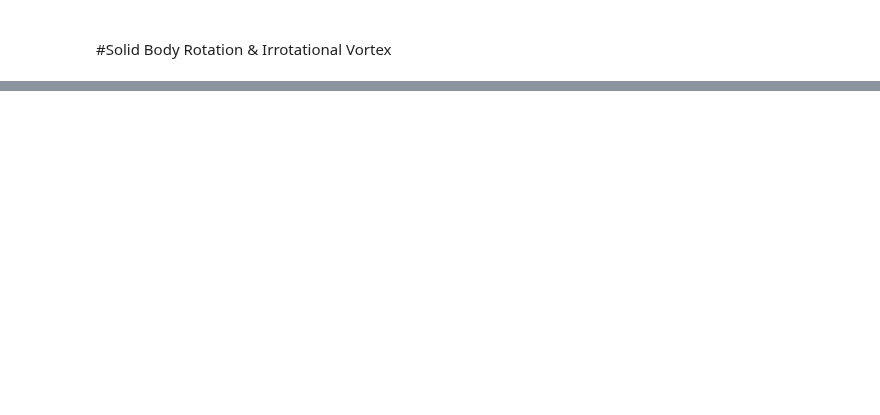
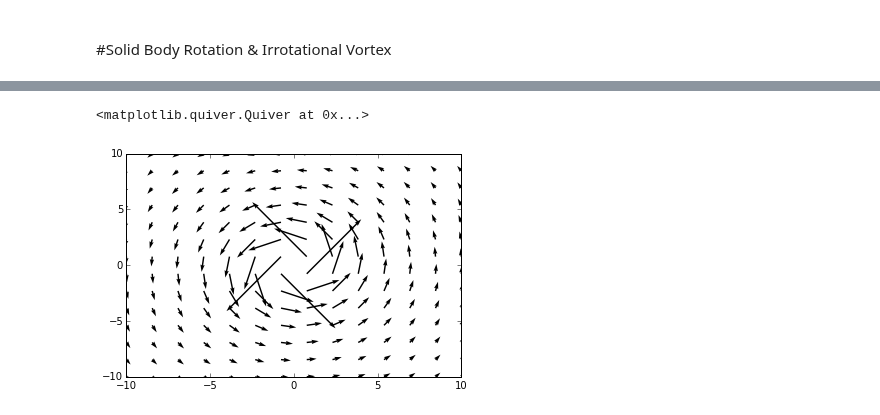
Before and after one commit to cdohl/ph3501, a Jupyter notebook: notebooks/05_Solid Body Rotation & Irrotational Vortex.ipynb, the cells around one changed output, grey strips where cells are left out. Drawn from its saved outputs; the diff is of its cells as text; code cells hidden in the pictures; blank space fills up the shorter version.

```diff
--- a/notebooks/05_Solid Body Rotation & Irrotational Vortex.ipynb
+++ b/notebooks/05_Solid Body Rotation & Irrotational Vortex.ipynb
@@ -69,3 +97,17 @@ def css_styling():
     styles = open("styles/custom.css", "r").read()
     return HTML(styles)
 css_styling()
+# %%
+%matplotlib inline
+import math
+import numpy as np
+import matplotlib.pylab as plt
+
+x2,x1 = np.mgrid[-10:10:14j, -10:10:14j]
+r2=x1**2+x2**2
+u1=-x2/r2
+u2=x1/r2
+plt.quiver(x1,x2,u1,u2)
+# %% [output]
+<matplotlib.quiver.Quiver at 0x...>
+[figure, added]
```
Also changed, not shown: parts of 3 cells of this notebook, 1 other file.
